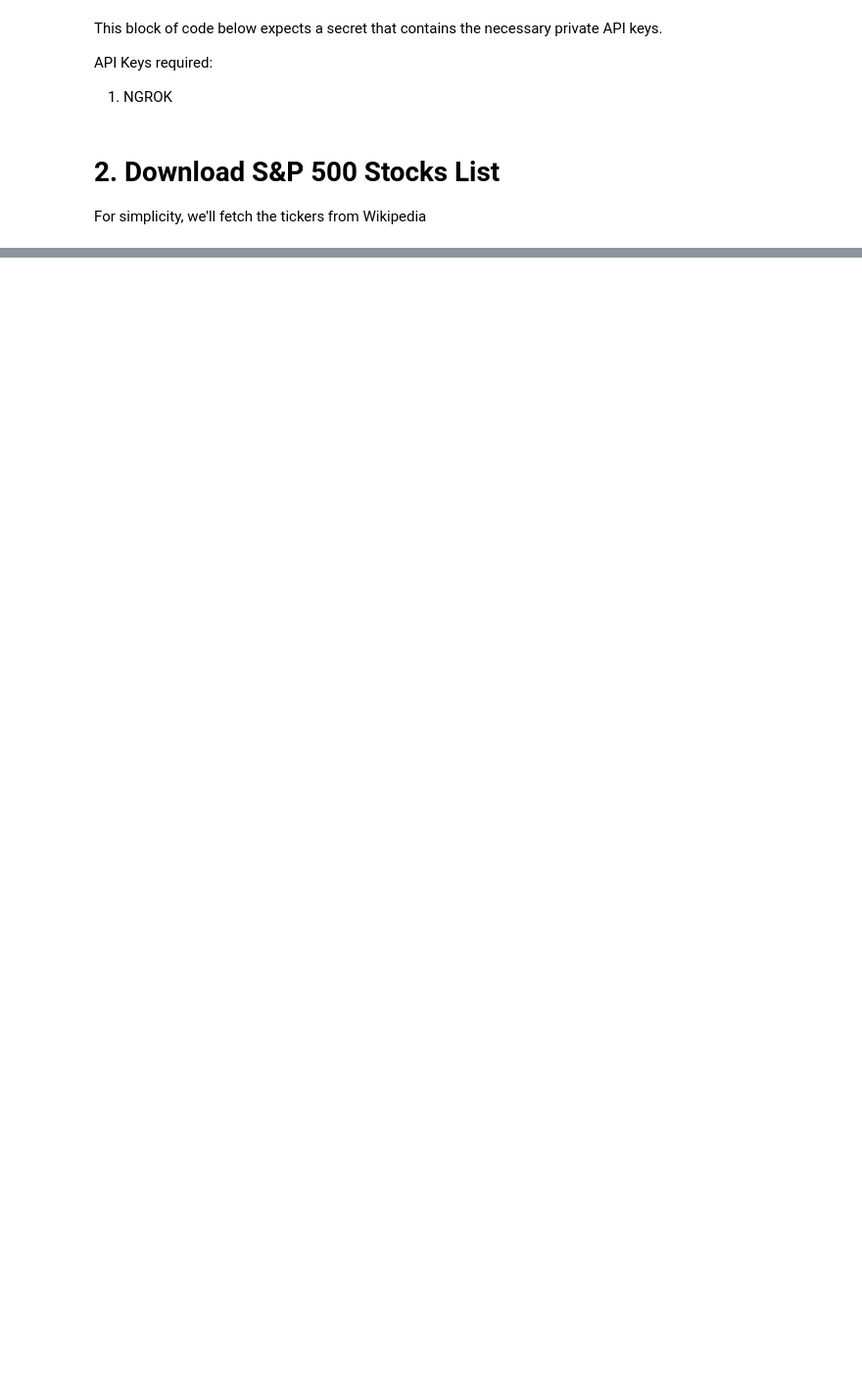
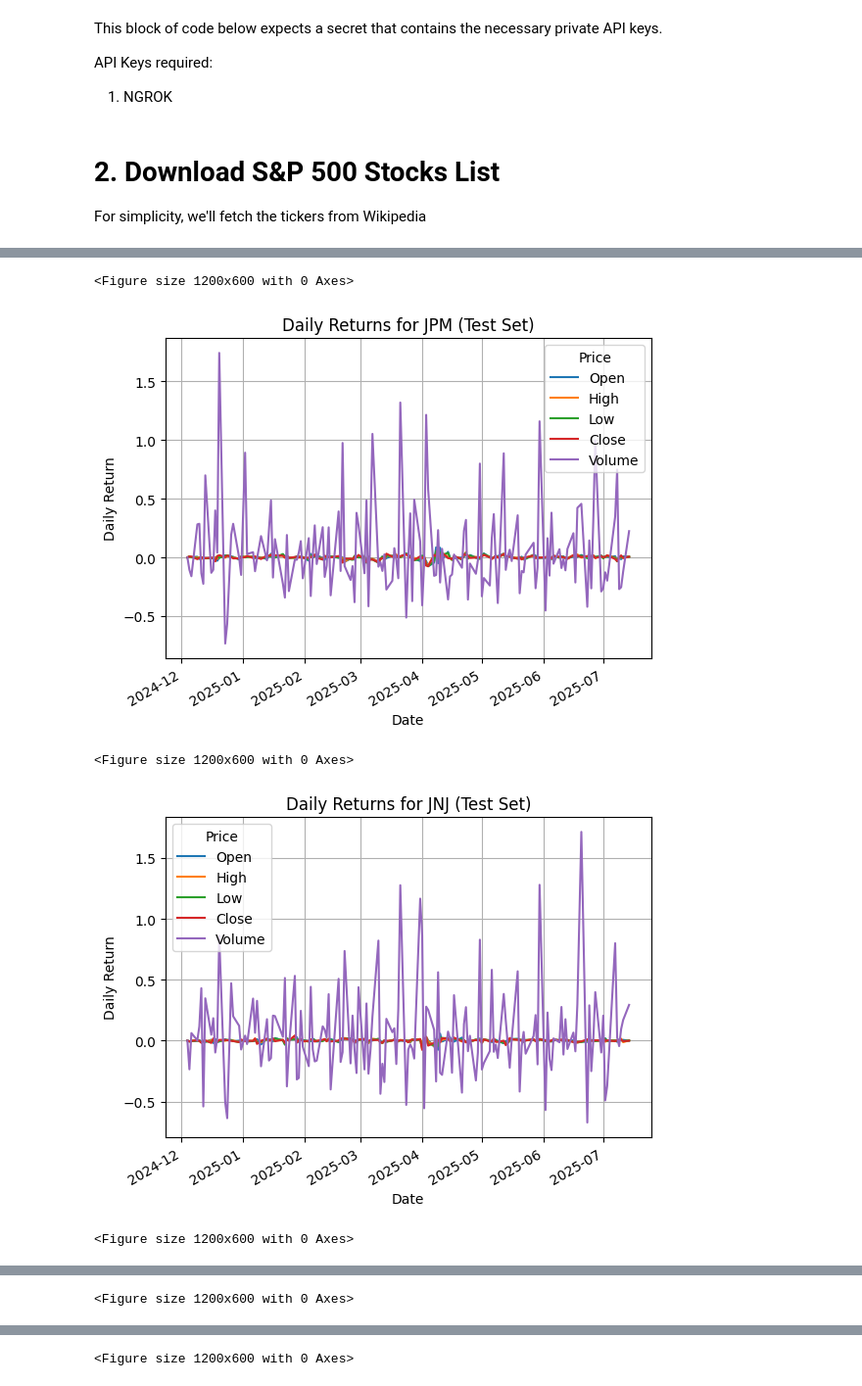
Before and after one commit to jonzyyyy/AlphaLab, a Jupyter notebook: AlphaLab.ipynb, the cells around one changed output, grey strips where cells are left out. Shown at 98% size. Drawn from its saved outputs; the diff is of its cells as text; code cells hidden in the pictures; blank space fills up the shorter version.

```diff
--- a/AlphaLab.ipynb
+++ b/AlphaLab.ipynb
@@ -233 +262,20 @@ Date
 dtype: float64
+# %%
+# =======================
+# 8a. Results Visualization
+# =======================
+# Plot daily returns for each selected stock
+for ticker in selected_tickers:
+    plt.figure(figsize=(12, 6))
+    returns[ticker].plot()
+    plt.title(f'Daily Returns for {ticker} (Test Set)')
+    plt.ylabel('Daily Return')
+    plt.xlabel('Date')
+    plt.grid()
+    plt.show()
+# %% [output]
+<Figure size 1200x600 with 0 Axes>
+[figure, added]
+<Figure size 1200x600 with 0 Axes>
+[figure, added]
+<Figure size 1200x600 with 0 Axes>
@@ -233,0 +283 @@ dtype: float64
+<Figure size 1200x600 with 0 Axes>
@@ -233,0 +285 @@ dtype: float64
+<Figure size 1200x600 with 0 Axes>
```
Also changed, not shown: parts of 14 cells of this notebook.
